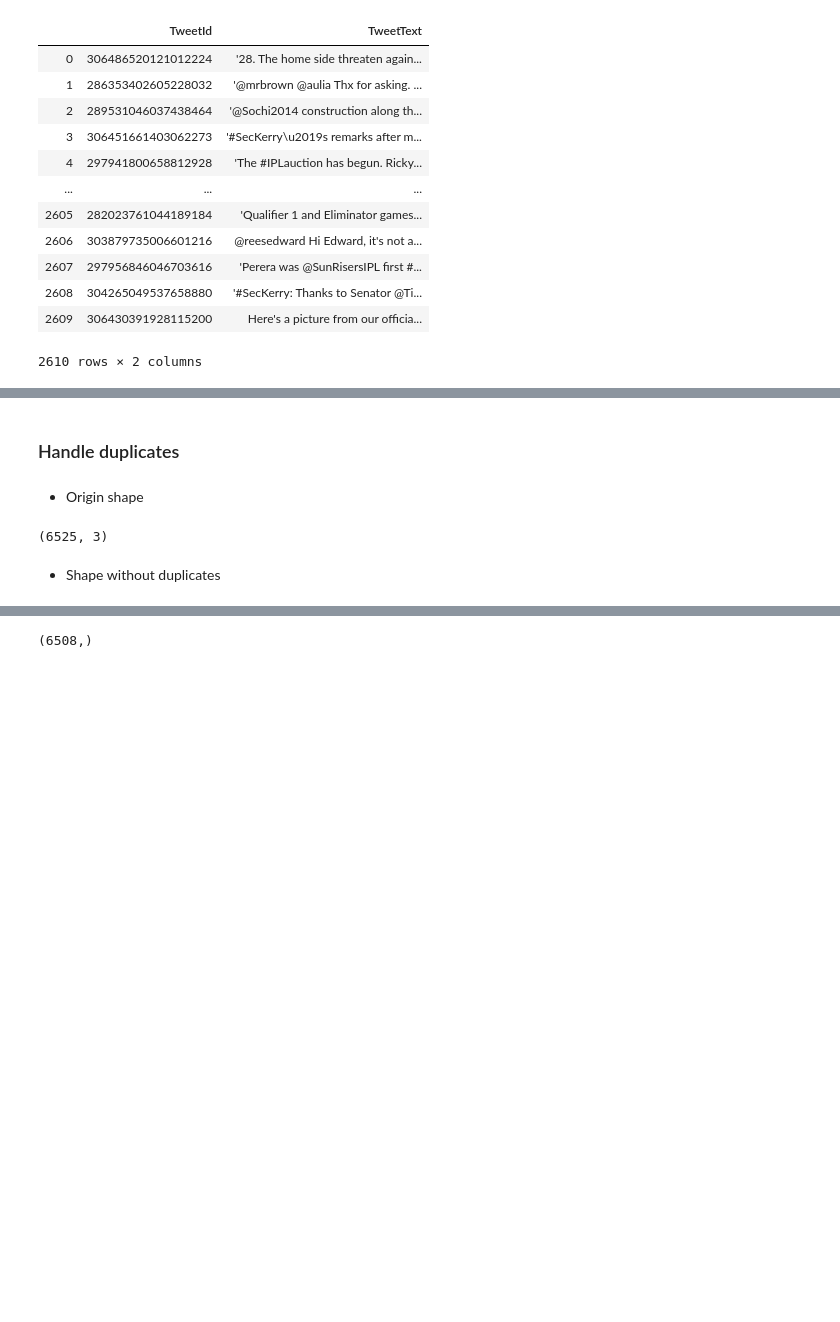
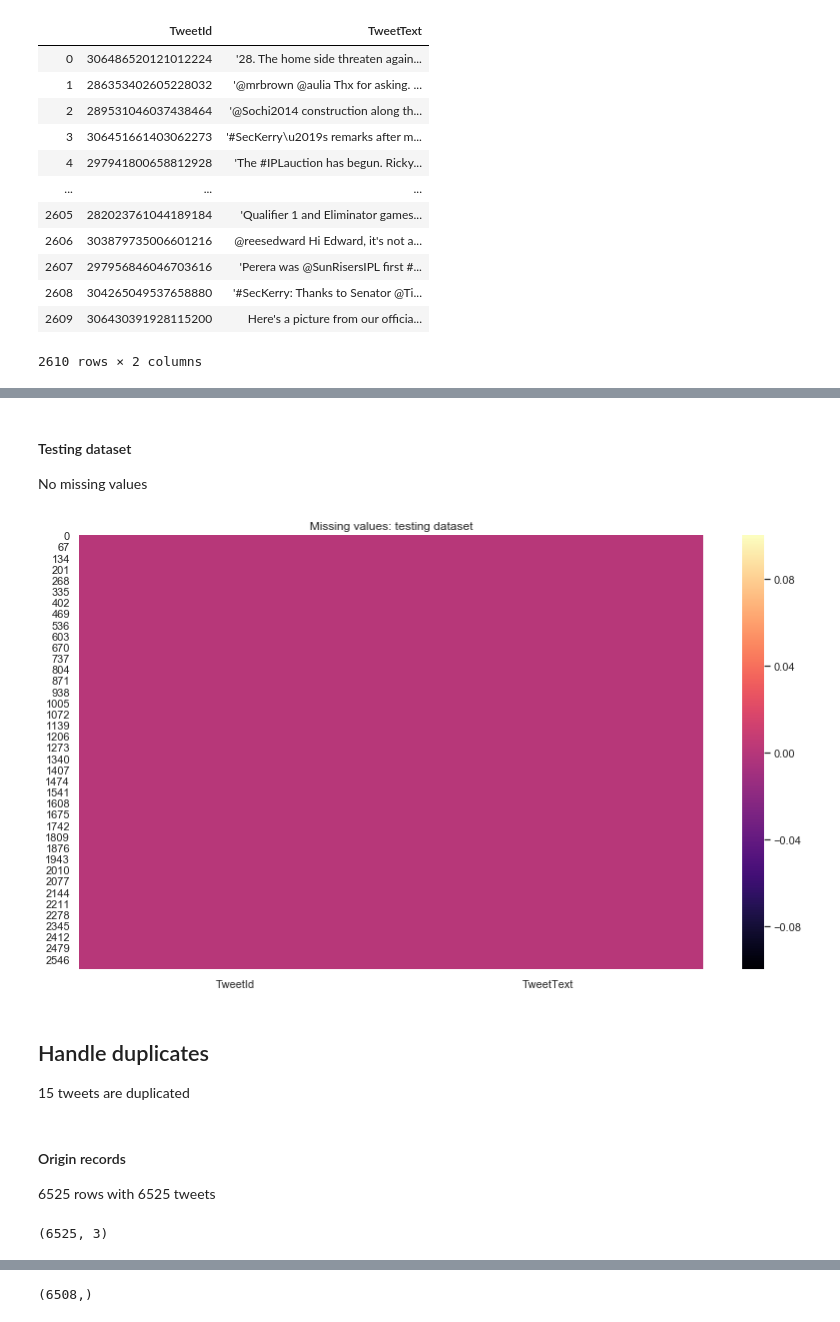
Before and after one commit to EliasBalah/tweets_topic_classification, a Jupyter notebook: main/py.ipynb, the cells around one changed output, grey strips where cells are left out. Drawn from its saved outputs; the diff is of its cells as text; code cells hidden in the pictures; blank space fills up the shorter version.

```diff
--- a/main/py.ipynb
+++ b/main/py.ipynb
@@ -81,10 +89,18 @@ sns.heatmap(missv, cmap='magma')
+# %% [markdown]
+#### Testing dataset
+No missing values
+# %%
+missv = ORIGINAL_TESTING_DATA.isna()
+sns.heatmap(missv, cmap='magma');plt.title('Missing values: testing dataset');plt.show()
+# %% [output]
+[figure, added]
 # %% [markdown]
-### Handle duplicates
+## Handle duplicates
+15 tweets are duplicated
-# %% [markdown]
-- Origin shape
+# %% [markdown]
+#### Origin records
+6525 rows with 6525 tweets
 # %%
 ORIGINAL_TRAINING_DATA.shape
 # %% [output]
 (6525, 3)
-# %% [markdown]
-- Shape without duplicates
```
Also changed, not shown: parts of 46 cells of this notebook, 2 other files.
